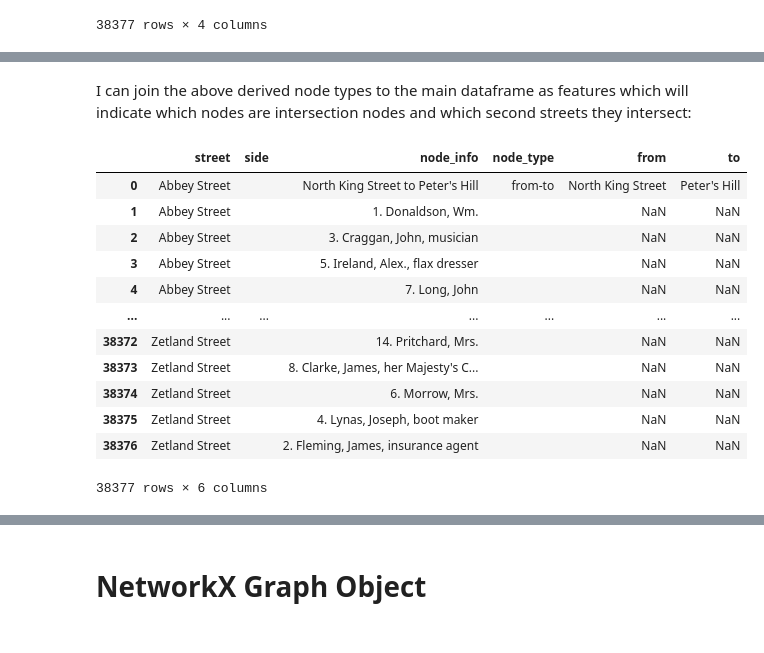
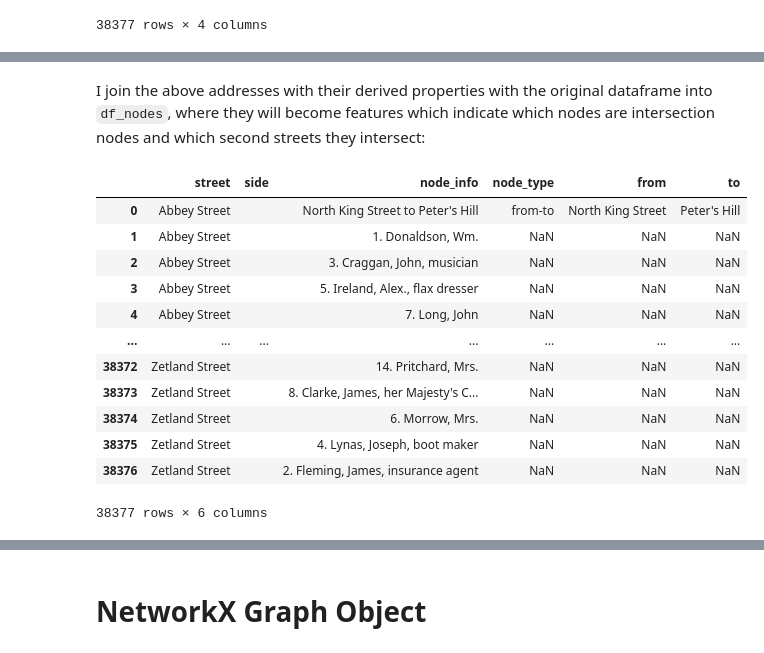
Before and after one commit to sian0x0/Map-Extinct-Addresses, a Jupyter notebook: extract.ipynb, the cells around one changed output, grey strips where cells are left out. Drawn from its saved outputs; the diff is of its cells as text; code cells hidden in the pictures.

Commit message:
improve intersection parsing

```diff
--- a/extract.ipynb
+++ b/extract.ipynb
@@ -241,6 +244,8 @@ df_connections = df_basic_nodes[df_basic_nodes['node_type'].isin(['intersect', '
 
 df_connections[['from', 'to']] = df_connections['node_info'].str.split(' to ', n=1, expand=True)
 df_connections['from'] = df_connections['from'].str.replace('Off ', '')
+df_connections['node_type'] = df_connections.apply(lambda row: 'off' if row['node_info'].startswith('Off ') else row['node_type'], axis=1)
+
 df_connections
 # %% [output]
 |  | street | node_type | node_info | from | to |
@@ -257,21 +262,22 @@ df_connections
 | 38369 | Zetland Street | from-to | McClure Street to Gosford Place | McClure Street | Gosford Place |
 2929 rows × 5 columns
 # %% [markdown]
-I can join the above derived node types to the main dataframe as features which will indicate which nodes are intersection nodes and which second streets they intersect:
+I join the above addresses with their derived properties with the original dataframe into `df_nodes`, where they will become features which indicate which nodes are intersection nodes and which second streets they intersect:
 # %%
-df_nodes = df_basic_nodes.join(df_connections[['from', 'to']])
+df_nodes = df_basic_nodes.join(df_connections[['node_type', 'from', 'to']], lsuffix='_old')
+df_nodes.drop(columns=['node_type_old'], inplace=True)
 df_nodes
 # %% [output]
 |  | street | side | node_info | node_type | from | to |
 | 0 | Abbey Street |  | North King Street to Peter's Hill | from-to | North King Street | Peter's Hill |
-| 1 | Abbey Street |  | 1. Donaldson, Wm. |  | NaN | NaN |
-| 2 | Abbey Street |  | 3. Craggan, John, musician |  | NaN | NaN |
-| 3 | Abbey Street |  | 5. Ireland, Alex., flax dresser |  | NaN | NaN |
-| 4 | Abbey Street |  | 7. Long, John |  | NaN | NaN |
+| 1 | Abbey Street |  | 1. Donaldson, Wm. | NaN | NaN | NaN |
+| 2 | Abbey Street |  | 3. Craggan, John, musician | NaN | NaN | NaN |
+| 3 | Abbey Street |  | 5. Ireland, Alex., flax dresser | NaN | NaN | NaN |
+| 4 | Abbey Street |  | 7. Long, John | NaN | NaN | NaN |
 | ... | ... | ... | ... | ... | ... | ... |
-| 38372 | Zetland Street |  | 14. Pritchard, Mrs. |  | NaN | NaN |
-| 38373 | Zetland Street |  | 8. Clarke, James, her Majesty's C... |  | NaN | NaN |
-| 38374 | Zetland Street |  | 6. Morrow, Mrs. |  | NaN | NaN |
-| 38375 | Zetland Street |  | 4. Lynas, Joseph, boot maker |  | NaN | NaN |
-| 38376 | Zetland Street |  | 2. Fleming, James, insurance agent |  | NaN | NaN |
+| 38372 | Zetland Street |  | 14. Pritchard, Mrs. | NaN | NaN | NaN |
+| 38373 | Zetland Street |  | 8. Clarke, James, her Majesty's C... | NaN | NaN | NaN |
+| 38374 | Zetland Street |  | 6. Morrow, Mrs. | NaN | NaN | NaN |
+| 38375 | Zetland Street |  | 4. Lynas, Joseph, boot maker | NaN | NaN | NaN |
+| 38376 | Zetland Street |  | 2. Fleming, James, insurance agent | NaN | NaN | NaN |
 38377 rows × 6 columns
```
Also changed, not shown: parts of 59 cells of this notebook.
